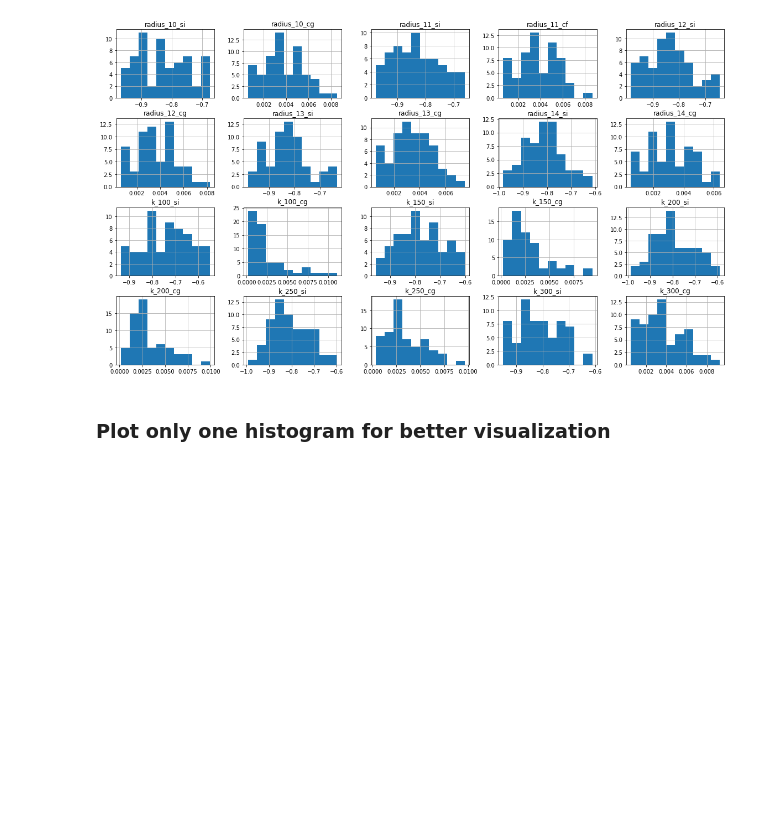
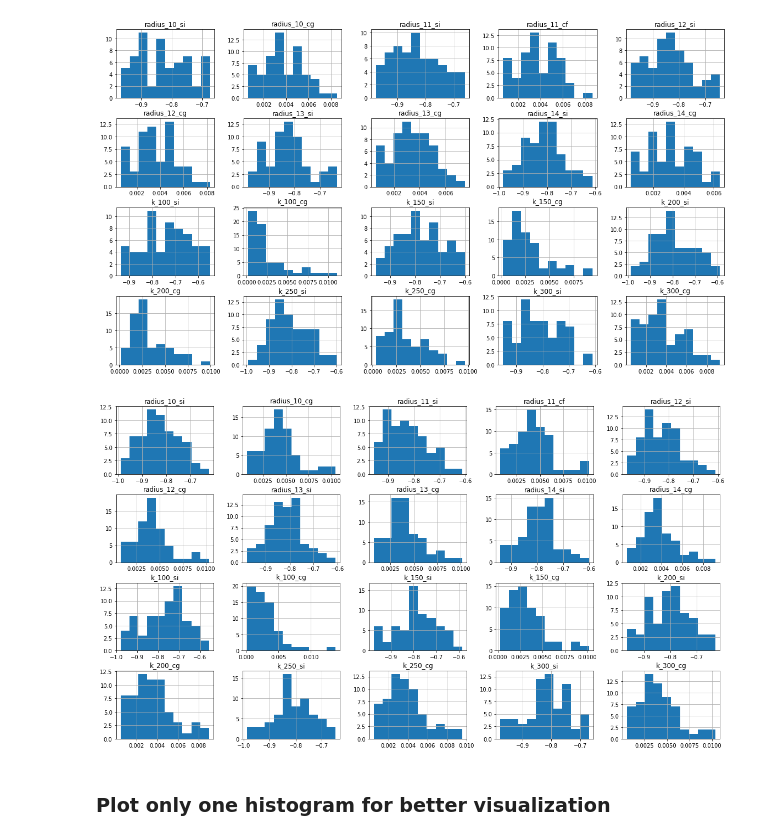
Before and after one commit to thalissonfelipe/landmarks, a Jupyter notebook: Analises.ipynb, the cells around one changed output. Drawn from its saved outputs; the diff is of its cells as text; code cells hidden in the pictures; blank space fills up the shorter version.

```diff
--- a/Analises.ipynb
+++ b/Analises.ipynb
@@ -78,6 +110,10 @@ Como o algoritmo é para encontrar a ponta do nariz, ele vai um pouco mais além
 plot_histograms(df, expression='FEAR')
 # %% [output]
 [figure]
+# %%
+plot_histograms(df, expression='ANGER')
+# %% [output]
+[figure, added]
 # %% [markdown]
 ### Plot only one histogram for better visualization
 # %%
```
Also changed, not shown: parts of 5 cells of this notebook.
